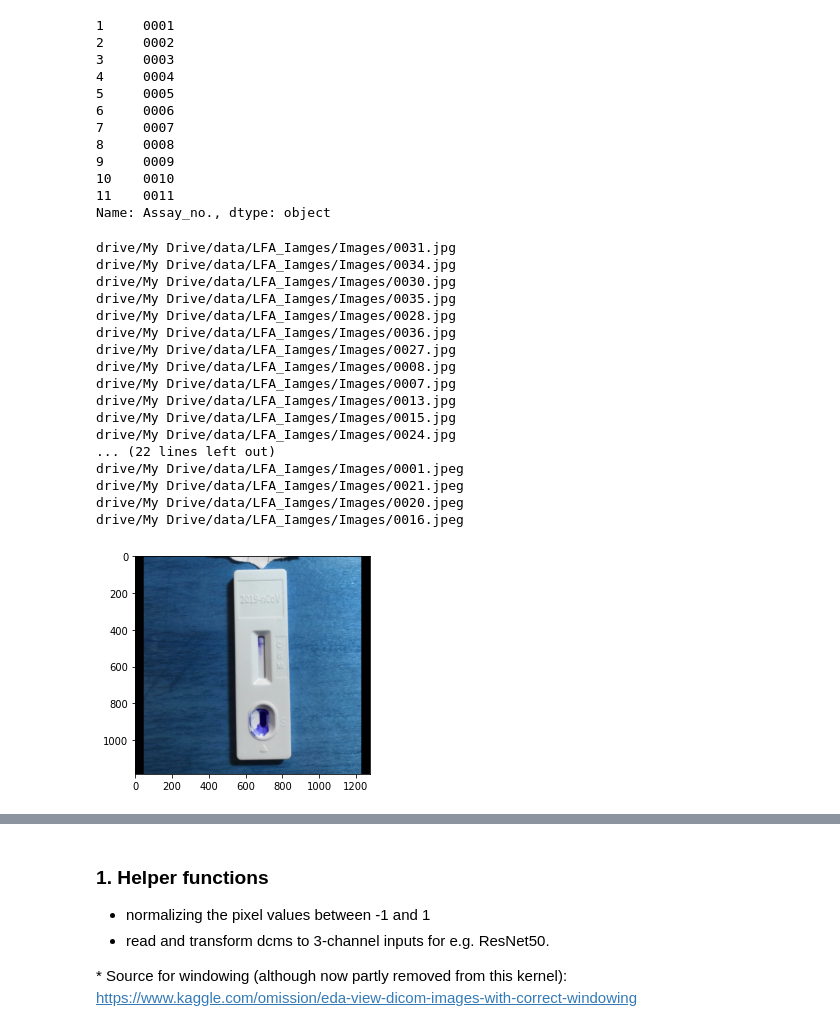
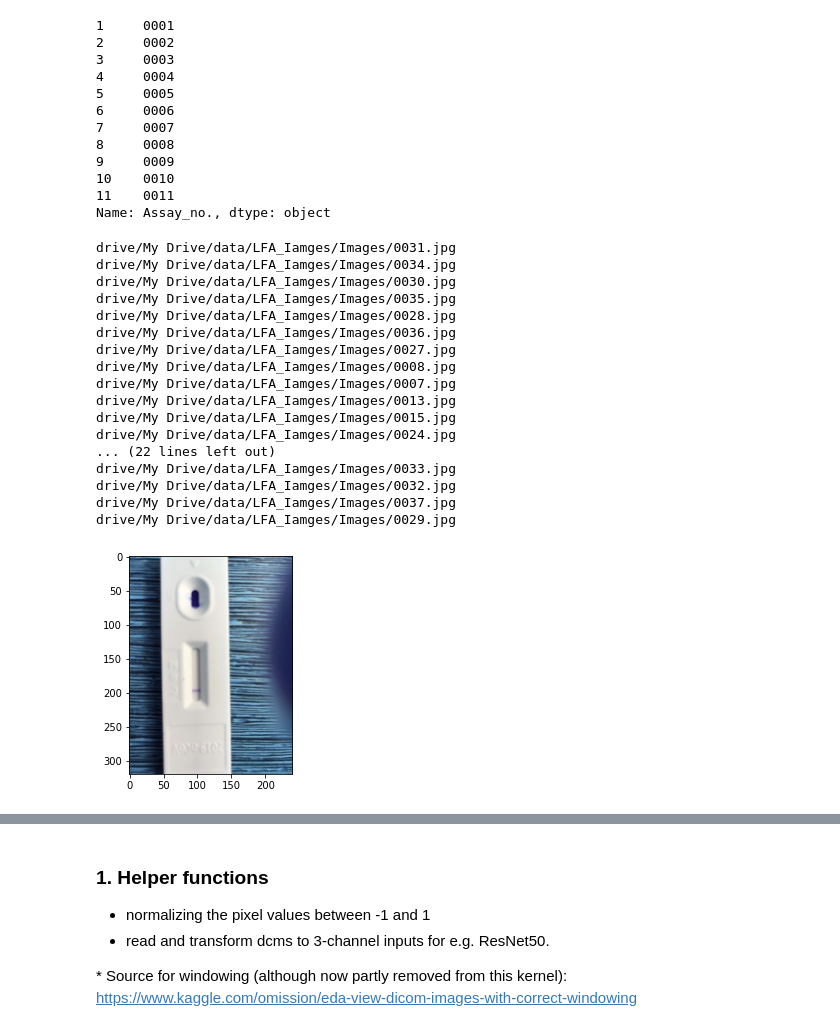
Before and after one commit to VeereshShringari/myKagglecode, a Jupyter notebook: resnet5_keras_baseline_COVID_LFLImages_15May.ipynb, the cells around one changed output, grey strips where cells are left out. Saved outputs shown, nothing was run; the diff lists cells and outputs as text; code cells hidden in the pictures.

Commit message:
Labelles images to jpg and added labeled data

```diff
--- a/resnet5_keras_baseline_COVID_LFLImages_15May.ipynb
+++ b/resnet5_keras_baseline_COVID_LFLImages_15May.ipynb
@@ -124,39 +127,39 @@ import pathlib
 
 data_dir = pathlib.Path(".")
 images = list(data_dir.glob('drive/My Drive/data/LFA_Iamges/Images/*.jpg'))
-images+=list(data_dir.glob('drive/My Drive/data/LFA_Iamges/Images/*.jpeg'))
+#images+=list(data_dir.glob('drive/My Drive/data/LFA_Iamges/Images/*.jpeg'))
 #https://medium.com/my-world-with-python/how-to-rename-multiple-files-or-data-sets-which-is-in-google-drive-using-python-af6233849ee7
 new_width = 3000
 new_height = 1000
 for image_path in images:
     print(image_path)
     im = cv2.imread(str(image_path))
     #display.display(im)
     width, height,_ = im.shape   # Get dimensions
     if width < height:
       M = cv2.getRotationMatrix2D((height/2,width/2),90,1)
       im = cv2.warpAffine(im,M,(height,width))
     plt.imshow(im.astype('uint8'))
 plt.show()
 # %% [output]
 drive/My Drive/data/LFA_Iamges/Images/0031.jpg
 drive/My Drive/data/LFA_Iamges/Images/0034.jpg
 drive/My Drive/data/LFA_Iamges/Images/0030.jpg
 drive/My Drive/data/LFA_Iamges/Images/0035.jpg
 drive/My Drive/data/LFA_Iamges/Images/0028.jpg
 drive/My Drive/data/LFA_Iamges/Images/0036.jpg
 drive/My Drive/data/LFA_Iamges/Images/0027.jpg
 drive/My Drive/data/LFA_Iamges/Images/0008.jpg
 drive/My Drive/data/LFA_Iamges/Images/0007.jpg
 drive/My Drive/data/LFA_Iamges/Images/0013.jpg
 drive/My Drive/data/LFA_Iamges/Images/0015.jpg
 drive/My Drive/data/LFA_Iamges/Images/0024.jpg
 ... (22 lines left out)
-drive/My Drive/data/LFA_Iamges/Images/0001.jpeg
-drive/My Drive/data/LFA_Iamges/Images/0021.jpeg
-drive/My Drive/data/LFA_Iamges/Images/0020.jpeg
-drive/My Drive/data/LFA_Iamges/Images/0016.jpeg
+drive/My Drive/data/LFA_Iamges/Images/0033.jpg
+drive/My Drive/data/LFA_Iamges/Images/0032.jpg
+drive/My Drive/data/LFA_Iamges/Images/0037.jpg
+drive/My Drive/data/LFA_Iamges/Images/0029.jpg
-[figure, old version]
+[figure, new version]
 # %%
 im.shape
 # %% [output]
```
Also changed, not shown: parts of 11 cells of this notebook.
